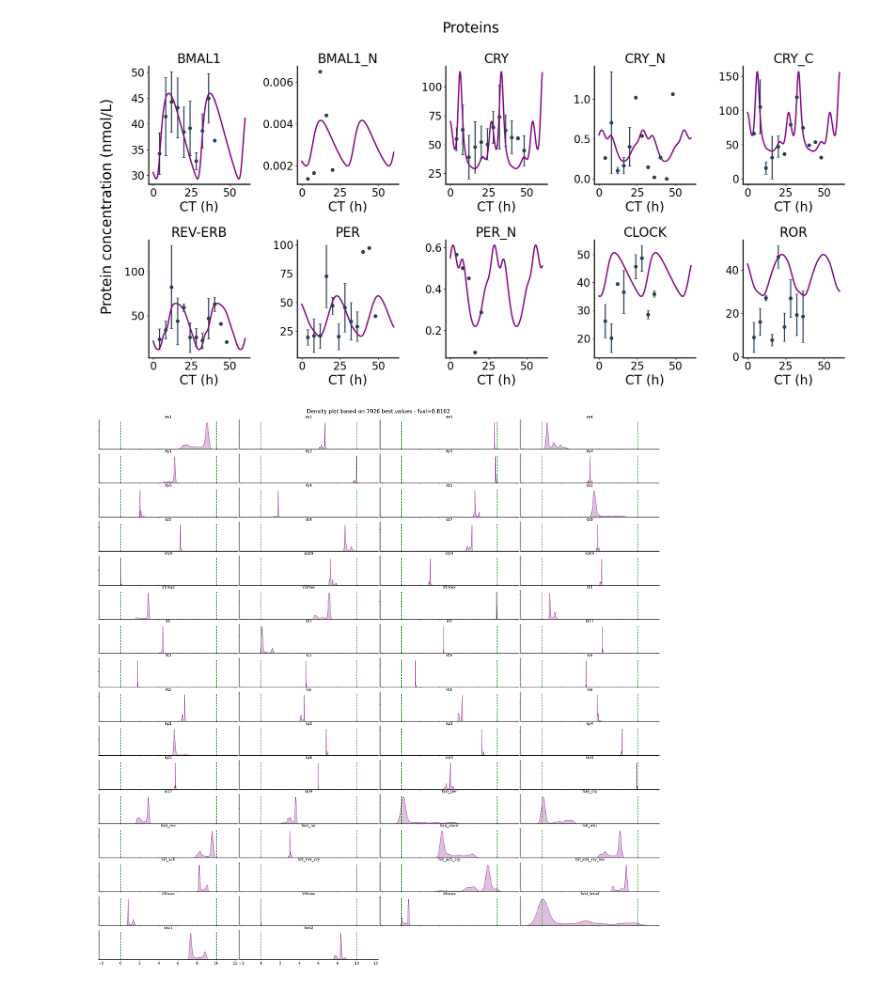
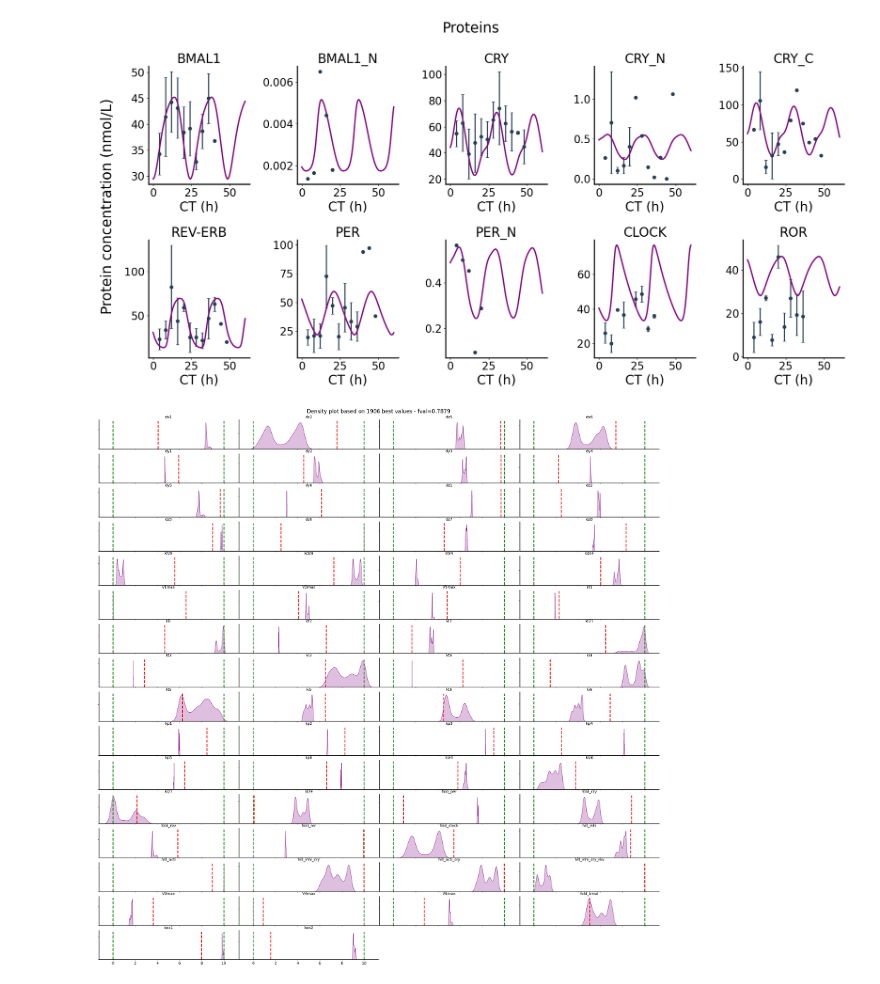
Before and after one commit to ClemenceMetayer/parameters_estimation, a Jupyter notebook: visu.ipynb, the cells around one changed output. Drawn from its saved outputs; the diff is of its cells as text; code cells hidden in the pictures.

```diff
--- a/visu.ipynb
+++ b/visu.ipynb
@@ -41,10 +42,9 @@ def set_matplotlib_params():
 set_matplotlib_params()
 # %%
 # IMPORTATION ##################################################################################
-error = 2.032966400368863
-error = 0.8162215513450485
+error = 0.787904308436264
 params = np.loadtxt(f'results/example_new_cmaes_result_{error}.txt')[0]
-tspan = np.linspace(0, 1200, 12001)
+tspan = np.linspace(0, 600, 6001)
 y0 = np.loadtxt('data/y0.txt')
 
 with open('data/Jeu_9/data/data_dict_concentration.dat', 'rb') as fun:
@@ -149,8 +149,18 @@ fig.tight_layout()
 #fig.savefig('prot_2.05.pdf', transparent=True, bbox_inches='tight')
 plt.show()
 # %% [output]
-[figure, old version]
+[figure, new version]
 # %%
+# for plotting
+params_julien = np.loadtxt('data/error2.6612_sw480_pcrmicro.txt')[0]
+params_min, params_max = get_parameter_bounds(len(params_julien), "sw")
+params_julien_scaled = (
+    10
+    * (np.log10(params_julien) - np.log10(params_min))
+    / (np.log10(params_max) - np.log10(params_min))
+)
+
+
 def get_params_from_cmaes(datfile):
 
     """
@@ -173,7 +183,7 @@ def get_params_from_cmaes(datfile):
     return evals, time_fitness, time_params
 
 
-def plot_params_distrib(filename, list_params, save=False, scale='linear', sharex=True):
+def plot_params_distrib(filename, list_params, params_julien_scaled, save=False, scale='linear', sharex=True):
 
     """
     Density plot for the parameters based on 10% best fitness values.
@@ -182,7 +192,7 @@ def plot_params_distrib(filename, list_params, save=False, scale='linear', share
 
     evals, fitness_dist, params_dist = get_params_from_cmaes(filename)
     fitness_dist = np.array(fitness_dist)
-    best = np.where(fitness_dist / np.min(fitness_dist) < 1.01)[0]
+    best = np.where(fitness_dist / np.min(fitness_dist) < 1.005)[0]
     fval = np.round(np.min(fitness_dist), 4)
 
     fig, axes = plt.subplots(16, 4, figsize=(30, 30), sharex=sharex)
@@ -190,34 +200,35 @@ def plot_params_distrib(filename, list_params, save=False, scale='linear', share
                  fontsize=20)
     for i, ax in zip(range(len(list_params)), axes.flat):
         sns.kdeplot([params_dist[j][i] for j in best], fill=True,
                     color='purple', ax=ax)
         ax.set_title(list_params[i], fontsize=14)
         ax.tick_params(axis='x', labelsize=14)
         ax.set_ylabel('')
         ax.set_xticklabels([''])
         ax.set_yticklabels([''])
         ax.set_xscale(scale)
         ymin, ymax = ax.get_ylim()
-        ax.vlines(0, ymin, ymax, color='green', linestyle='--')
-        ax.vlines(10, ymin, ymax, color='green', linestyle='--')
+        ax.vlines(0, ymin, ymax, color='green', linestyle='--', linewidth=3)
+        ax.vlines(10, ymin, ymax, color='green', linestyle='--', linewidth=3)
+        ax.vlines(params_julien_scaled[i], ymin, ymax, color='red', linestyle='--', linewidth=3)
     [fig.delaxes(axes[-1, i]) for i in [-1, -2]]
     fig.tight_layout(w_pad=0, h_pad=-.1)
     if save:
         plt.savefig(f'params_dist_error{fval}.pdf', transparent=True)
     plt.show()
 
 list_params = ['dx{}'.format(i) for i in [1, 2, 5, 6]] \
             + ['dy{}'.format(i) for i in range(1, 7)] \
             + ['dz{}'.format(i) for i in [1, 2, 5, 6, 7, 8]] \
             + ['kfz9', 'kdz9', 'kfz4', 'kdz4'] \
             + ['V{}max'.format(i) for i in [1, 2, 5]] \
             + ['kt1', 'ki1', 'kt2', 'ki2', 'ki21', 'kt3', 'ki3', 'kt4', 'ki4', 'kt5', 'ki5', 'kt6', 'ki6'] \
             + ['kp{}'.format(i) for i in range(1, 7)] \
             + ['kiz{}'.format(i) for i in [4, 6, 7, 9]] \
             + ['fold_per', 'fold_cry', 'fold_rev', 'fold_ror', 'fold_clock'] \
             + ['hill_inhi', 'hill_acti', 'hill_inhi_cry', 'hill_acti_cry', 'hill_inhi_cry_rev'] \
             + ['V3max', 'V4max', 'V6max', 'fold_bmal', 'kex1', 'kex2']
 
-plot_params_distrib(f'outcmaes/params_dist_{error}.dat', list_params)
+plot_params_distrib(f'outcmaes/params_dist_{error}.dat', list_params, params_julien_scaled)
 # %% [output]
-[figure, old version]
+[figure, new version]
```
Also changed, not shown: parts of 5 cells of this notebook, 3 other files.
